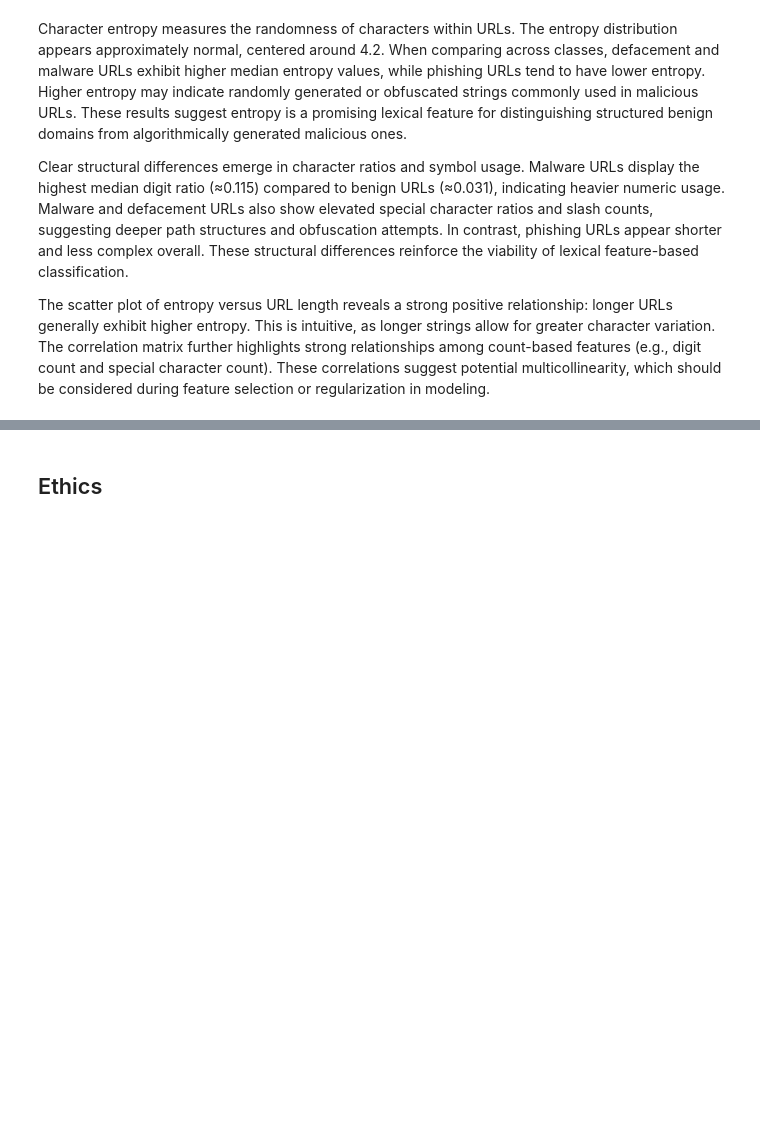
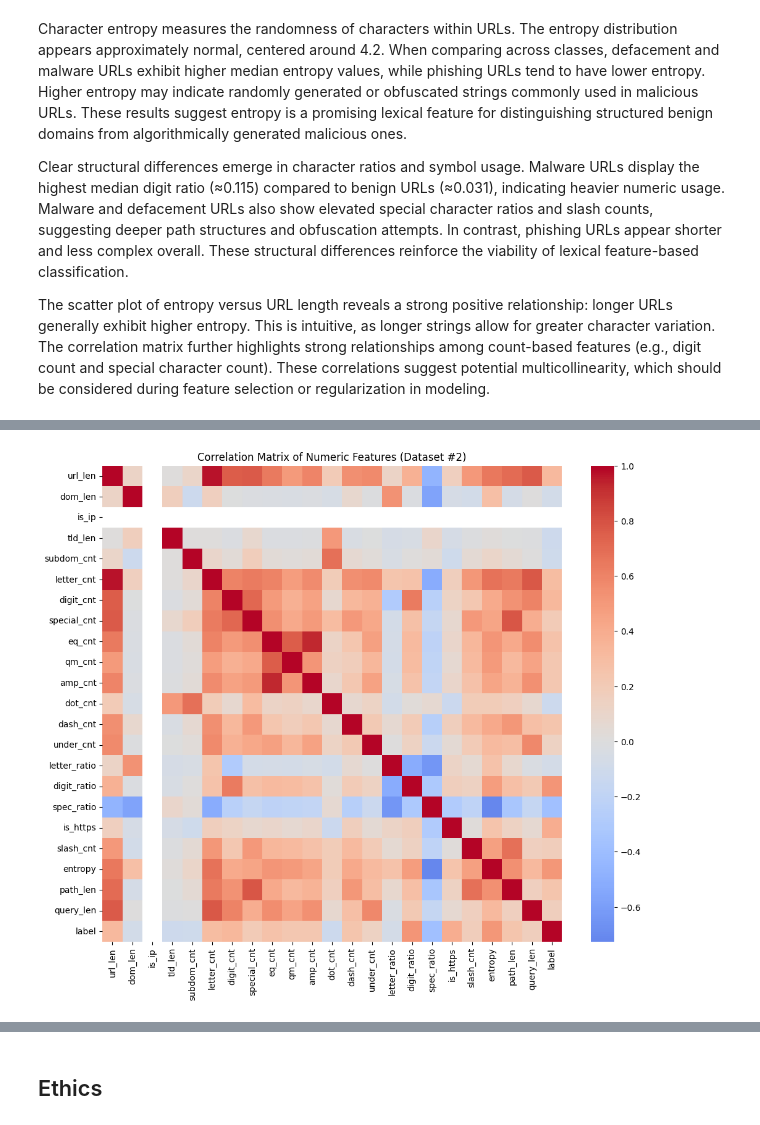
Before and after one commit to COGS108/Group132_WI26, a Jupyter notebook: 02-EDACheckpoint.ipynb, the cells around one changed output, grey strips where cells are left out. Cells and saved outputs as stored; diff of their text form; code cells hidden in the pictures; blank space fills up the shorter version.

```diff
--- a/02-EDACheckpoint.ipynb
+++ b/02-EDACheckpoint.ipynb
@@ -704,0 +799,10 @@ In this section, we will
+# %%
+# Multivariate Analysis: Correlation Matrix
+# checking for multicollinearity among the 22 numerical features, which can affect the stability of our classification model
+plt.figure(figsize=(12,10))
+corr2 = df2.corr()
+sns.heatmap(corr2, annot=False, center=0, cmap="coolwarm")
+plt.title("Correlation Matrix of Numeric Features (Dataset #2)")
+plt.show()
+# %% [output]
+[figure, added]
```
Also changed, not shown: parts of 12 cells of this notebook.
